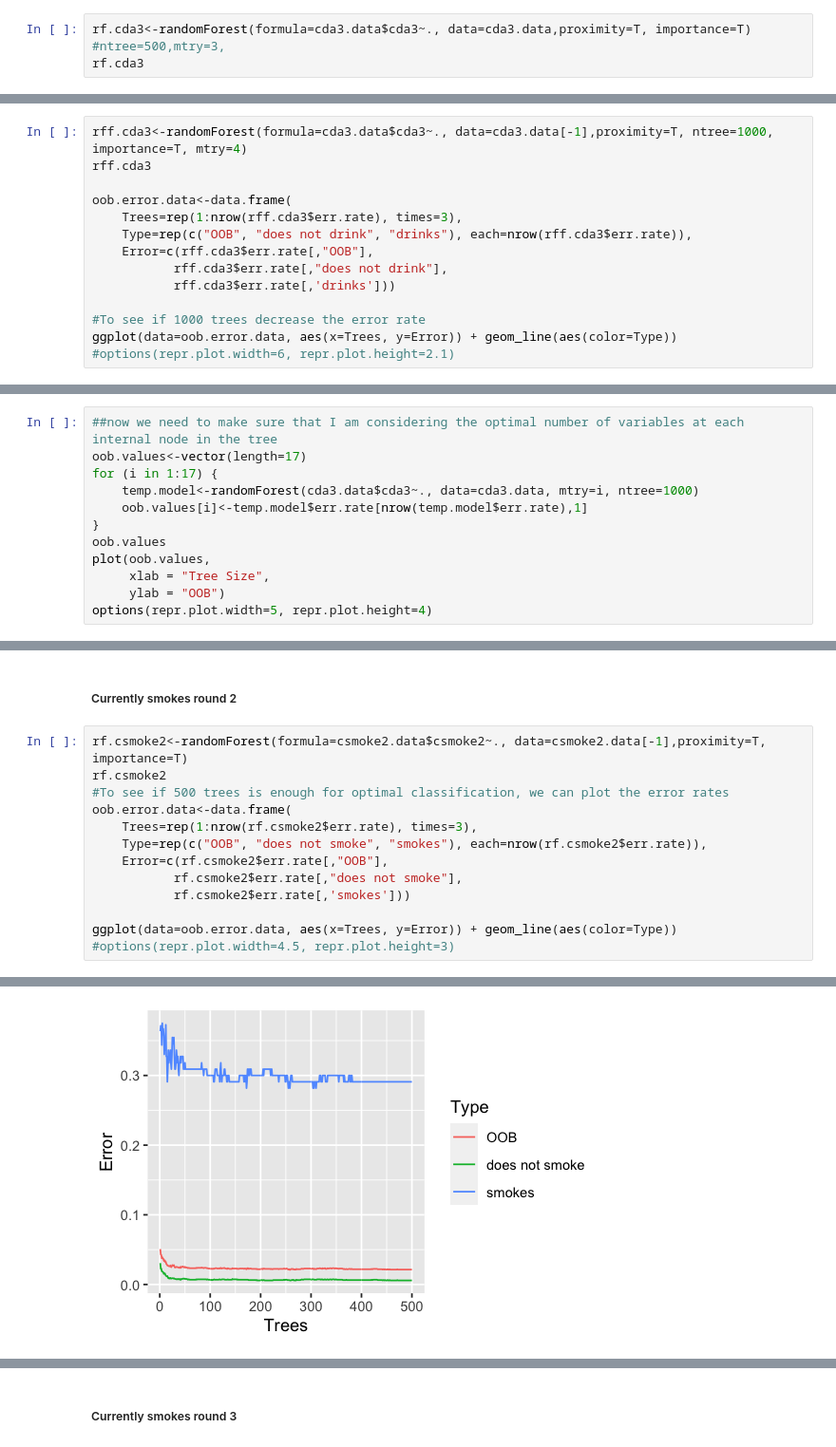
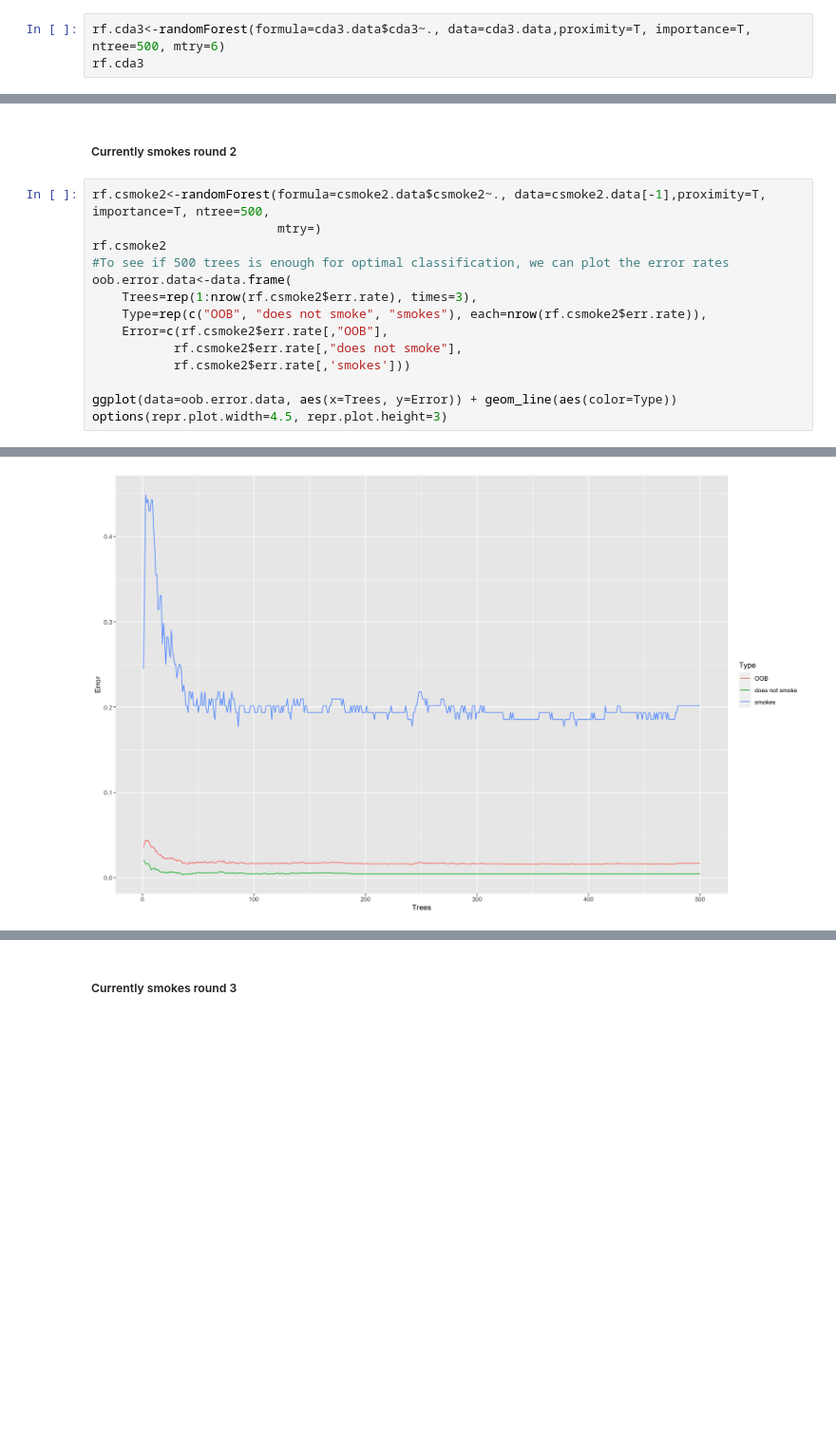
Before and after one commit to azhar27/CompStat, a Jupyter notebook: project.ipynb, the cells around one changed output, grey strips where cells are left out. Shown at 95% size. Cells and saved outputs as stored; diff of their text form; blank space fills up the shorter version.

```diff
--- a/project.ipynb
+++ b/project.ipynb
@@ -291,8 +293,7 @@ A performance instance
 # %% [markdown]
 ## Currently drinks round 3
 # %%
-rf.cda3<-randomForest(formula=cda3.data$cda3~., data=cda3.data,proximity=T, importance=T)
-#ntree=500,mtry=3,
+rf.cda3<-randomForest(formula=cda3.data$cda3~., data=cda3.data,proximity=T, importance=T, ntree=500, mtry=6)
 rf.cda3
 # %% [output]
 Call:
@@ -321,14 +320,0 @@ ggplot(data=oob.error.data31, aes(x=Trees, y=Error)) + geom_line(aes(color=Type)
-# %%
-rff.cda3<-randomForest(formula=cda3.data$cda3~., data=cda3.data[-1],proximity=T, ntree=1000, importance=T, mtry=4)
-rff.cda3
-
-oob.error.data<-data.frame(
-    Trees=rep(1:nrow(rff.cda3$err.rate), times=3),
-    Type=rep(c("OOB", "does not drink", "drinks"), each=nrow(rff.cda3$err.rate)),
-    Error=c(rff.cda3$err.rate[,"OOB"],
-           rff.cda3$err.rate[,"does not drink"],
-           rff.cda3$err.rate[,'drinks']))
-
-#To see if 1000 trees decrease the error rate
-ggplot(data=oob.error.data, aes(x=Trees, y=Error)) + geom_line(aes(color=Type))
-#options(repr.plot.width=6, repr.plot.height=2.1)
@@ -348,12 +320,0 @@ drinks                     18   1480  0.01201602
-# %%
-##now we need to make sure that I am considering the optimal number of variables at each internal node in the tree
-oob.values<-vector(length=17)
-for (i in 1:17) {
-    temp.model<-randomForest(cda3.data$cda3~., data=cda3.data, mtry=i, ntree=1000)
-    oob.values[i]<-temp.model$err.rate[nrow(temp.model$err.rate),1]
-}
-oob.values
-plot(oob.values,
-     xlab = "Tree Size",
-     ylab = "OOB")
-options(repr.plot.width=5, repr.plot.height=4)
@@ -416,7 +364,8 @@ A performance instance
 # %% [markdown]
 ##### Currently smokes round 2
 # %%
-rf.csmoke2<-randomForest(formula=csmoke2.data$csmoke2~., data=csmoke2.data[-1],proximity=T, importance=T)
+rf.csmoke2<-randomForest(formula=csmoke2.data$csmoke2~., data=csmoke2.data[-1],proximity=T, importance=T, ntree=500,
+                         mtry=)
 rf.csmoke2
 #To see if 500 trees is enough for optimal classification, we can plot the error rates
 oob.error.data<-data.frame(
@@ -427,6 +376,6 @@ oob.error.data<-data.frame(
            rf.csmoke2$err.rate[,'smokes']))
 
 ggplot(data=oob.error.data, aes(x=Trees, y=Error)) + geom_line(aes(color=Type))
-#options(repr.plot.width=4.5, repr.plot.height=3)
+options(repr.plot.width=4.5, repr.plot.height=3)
 # %% [output]
 Call:
@@ -443 +392 @@ smokes                     32     78 0.290909091
-[figure, old version]
+[figure, new version]
```
Also changed, not shown: parts of 39 cells of this notebook, 1 other file.
